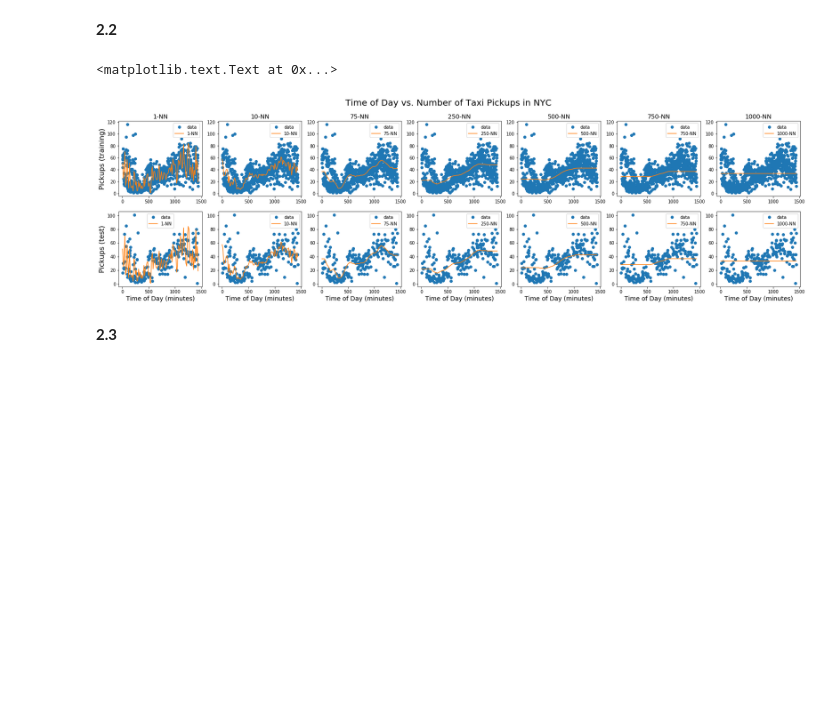
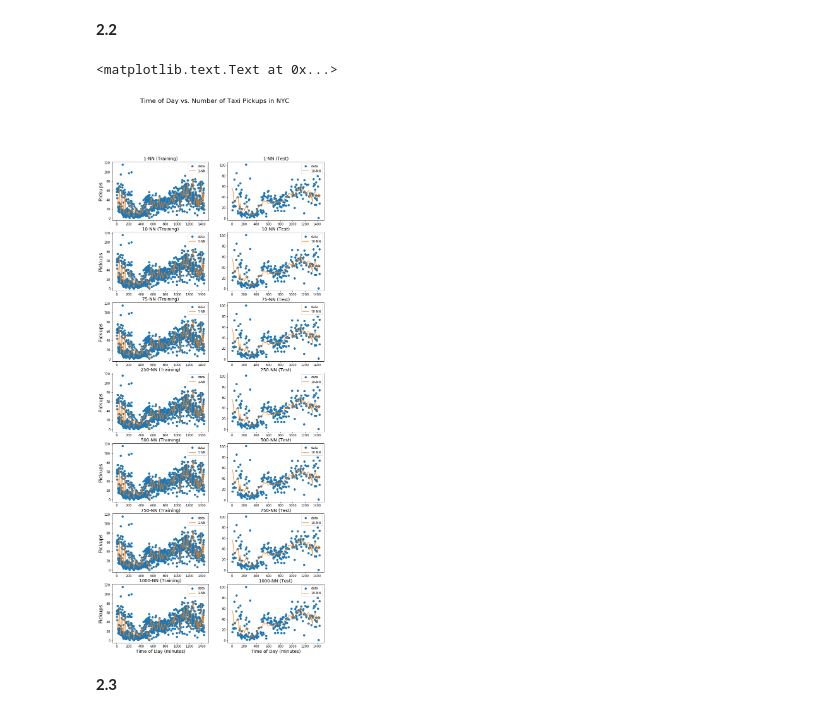
Before and after one commit to ejohnsson/CS109A, a Jupyter notebook: HW2_Erik.ipynb, the cells around one changed output. Drawn from its saved outputs; the diff is of its cells as text; code cells hidden in the pictures; blank space fills up the shorter version.

```diff
--- a/HW2_Erik.ipynb
+++ b/HW2_Erik.ipynb
@@ -136,36 +136,35 @@ for k in ks:
 # %%
 ## Code for your plot here
 
-fig, axes = plt.subplots(2,7, figsize=(28,7))
+fig, axes = plt.subplots(7,2, figsize=(12,28))
 
 xgrid = np.linspace(np.min(x_train), np.max(x_train), 100)
 
-for i in range(0,2):
-    for j in range(0,7):
+for i in range(0,7):
+    for j in range(0,2):
 
-        if i==0:
+        if j==0:
             axes[i,j].plot(x_train, y_train, 'o', label='data')
-            axes[i,j].set_title('{}-NN'.format(ks[j]), fontsize=14)
-            if j==0:
-                axes[i,j].set_ylabel('Pickups (training)', fontsize = 16)
+            axes[i,j].set_ylabel('Pickups', fontsize = 16)
+            axes[i,j].set_title('{}-NN (Training)'.format(ks[i]), fontsize=14)
 
         else:
-            if j==0:
-                axes[i,j].set_ylabel('Pickups (test)', fontsize=16)
+            axes[i,j].plot(test_data.TimeMin, test_data.PickupCount, 'o', label='data')
+            axes[i,j].set_title('{}-NN (Test)'.format(ks[i]), fontsize=14)
 
-            axes[i,j].plot(test_data.TimeMin, test_data.PickupCount, 'o', label='data')
+        if i==6:
             axes[i,j].set_xlabel('Time of Day (minutes)', fontsize=14)
 
         predictions = regdict[ks[j]].predict(xgrid.reshape(100,1))
         axes[i,j].plot(xgrid, predictions, label="{}-NN".format(ks[j]), linewidth=1.5)
 
 
         axes[i,j].legend()
 
 fig.suptitle('Time of Day vs. Number of Taxi Pickups in NYC', fontsize=20)
 # %% [output]
 <matplotlib.text.Text at 0x...>
-[figure, old version]
+[figure, new version]
 # %% [markdown]
 **2.3**
 # %%
```
Also changed, not shown: parts of 11 cells of this notebook.
